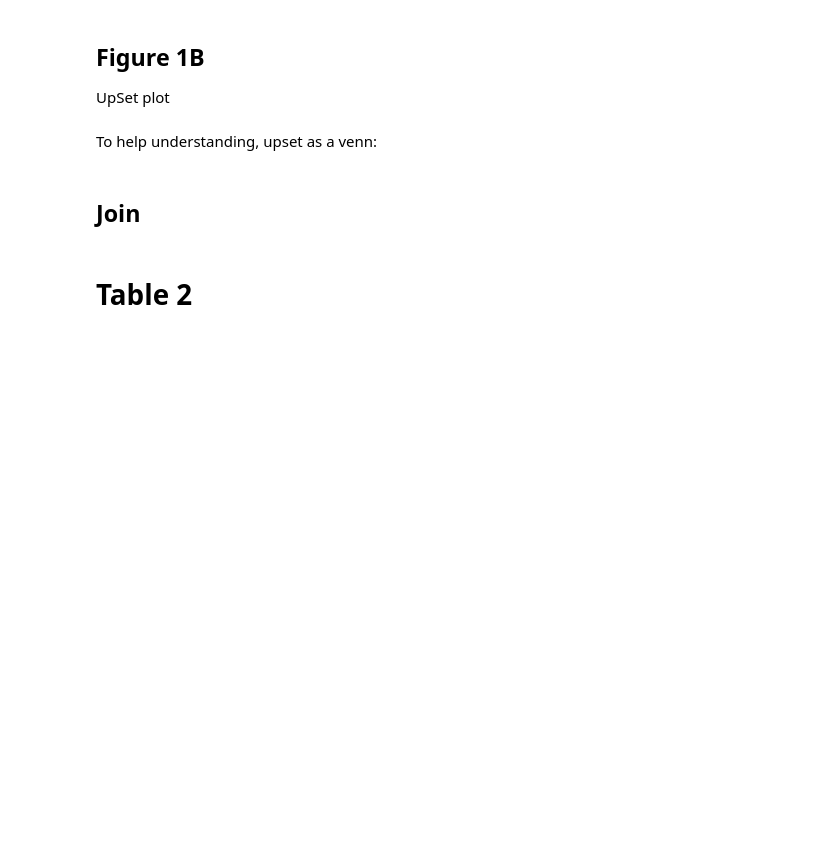
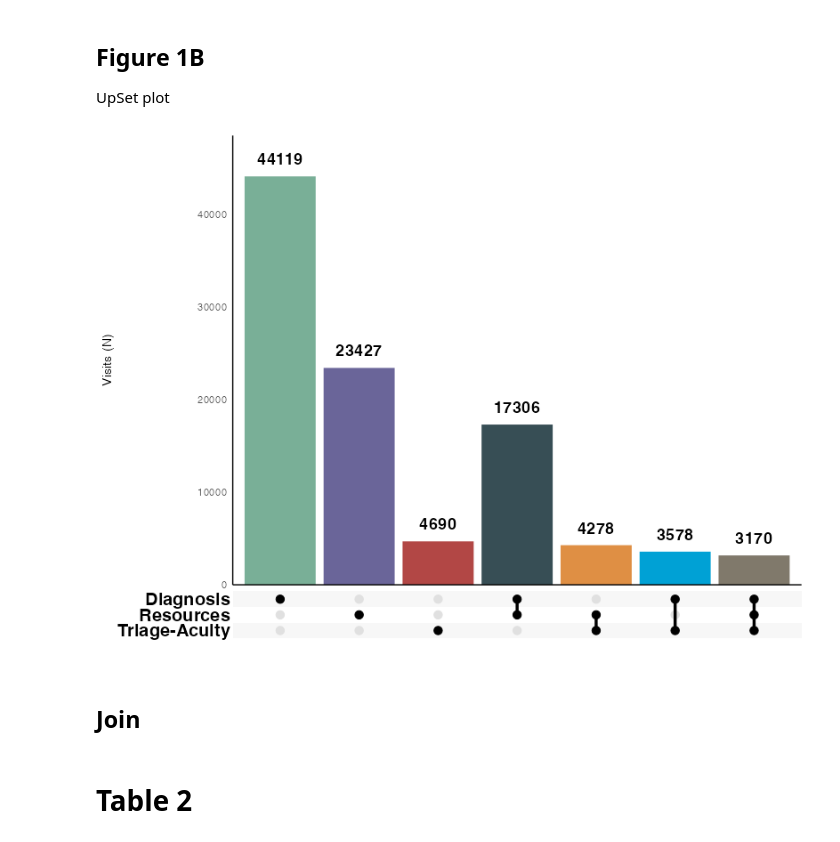
Before and after one commit to James-G-Wrightson/mimiced_compare, a Jupyter notebook: ANALYSIS/3_descriptive.ipynb, the cells around one changed output. Saved outputs shown, nothing was run; the diff lists cells and outputs as text; code cells hidden in the pictures; blank space fills up the shorter version.

Commit message:
upset change

```diff
--- a/ANALYSIS/3_descriptive.ipynb
+++ b/ANALYSIS/3_descriptive.ipynb
@@ -332,44 +392,73 @@ set_levels <- c("Diagnosis", "Resources", "Triage-Acuity")
     members
   }))
 
+# Calculate counts for each combination
+set_summary <- data_sets |>
+  filter(lengths(sets) > 0) |>
+  mutate(sets_label = sapply(sets, \(x) paste(sort(x), collapse = " + "))) |>
+  count(sets_label, sort = TRUE)
+
+# Define custom order: single sets first, then intersections by descending count
+single_order <- c("Diagnosis", "Resources", "Triage-Acuity")
+intersections_order <- set_summary |>
+  filter(!sets_label %in% single_order) |>
+  arrange(desc(n)) |>
+  pull(sets_label)
+custom_order <- c(single_order, intersections_order)
+
+# Assign a display order to each combination
+order_map <- tibble(
+  sets_label = custom_order,
+  display_order = seq_along(custom_order)
+)
+
+# Create plot data with custom ordering variable
+plot_data <- data_sets |>
+  filter(lengths(sets) > 0) |>
+  mutate(
+    sets_label = sapply(sets, \(x) paste(sort(x), collapse = " + "))
+  ) |>
+  left_join(order_map, by = "sets_label") |>
+  mutate(
+    sets_label = factor(sets_label, levels = custom_order)
+  )
+
 # Create plot
-figure_1b <- data_sets |>
-  filter(lengths(sets) > 0) |>
-  mutate(set_size = lengths(sets),
-sets_label = sapply(sets, \(x) paste(sort(x), collapse = " + "))
-) |>
-  ggplot(aes(x = sets, fill = sets_label)) +
+figure_1b <- plot_data |>
+  ggplot(aes(x = sets, fill = sets_label, order = display_order)) +
   geom_bar() +
-  scale_x_upset(sets = set_levels) +
+  scale_x_upset(order_by = "degree") +
   geom_text(
     stat="count",
     aes(label=after_stat(count)),
     vjust=-1,
     size = 5,
     colour = "black",
     fontface = "bold"
   )+
   scale_y_continuous(expand = expansion(mult = c(0, 0.1)))+
   labs(x = "Set Intersections", y = "Count")+
   theme_minimal()+
   theme(
       legend.position = "none",
       panel.grid=element_blank(),
       axis.line = element_line(color = "black")
     )+
   theme_combmatrix(
     combmatrix.label.text = element_text(
       size =15,
       colour = "black",
       face = "bold"
     )
   )+ # Set the font size for matrix
   labs(
     x="",
     y="Visits (N)"
   )+
-  scale_fill_manual(values = jama_palette[c(5, 3, 2,1,6,7,4)])
+  scale_fill_manual(
+    values = jama_palette[c(5,6,4,1,2,3,7)]
+  )
 
 print(figure_1b)
+# %% [output]
+[figure, added]
-# %% [markdown]
-To help understanding, upset as a venn:
```
Also changed, not shown: parts of 18 cells of this notebook.
